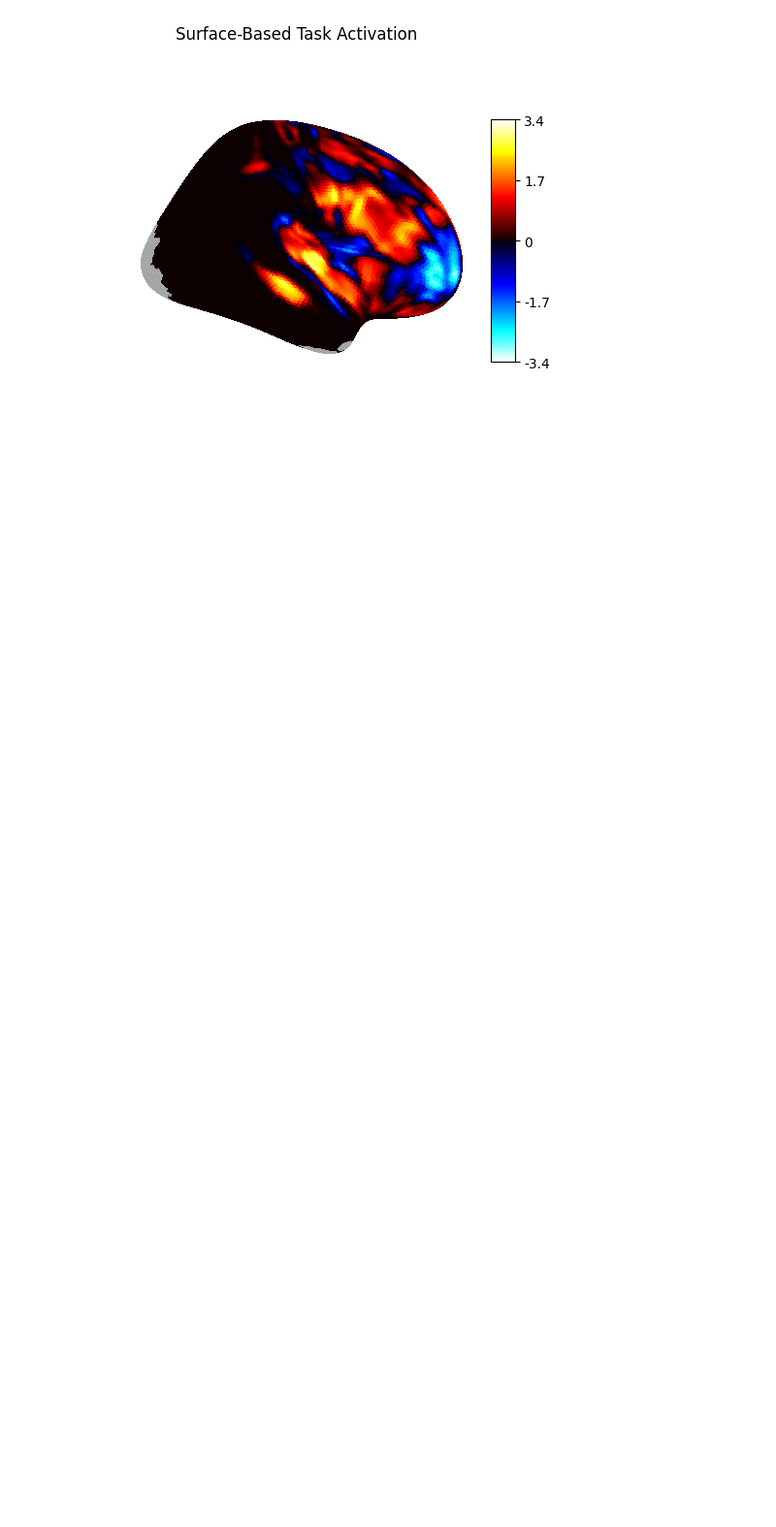
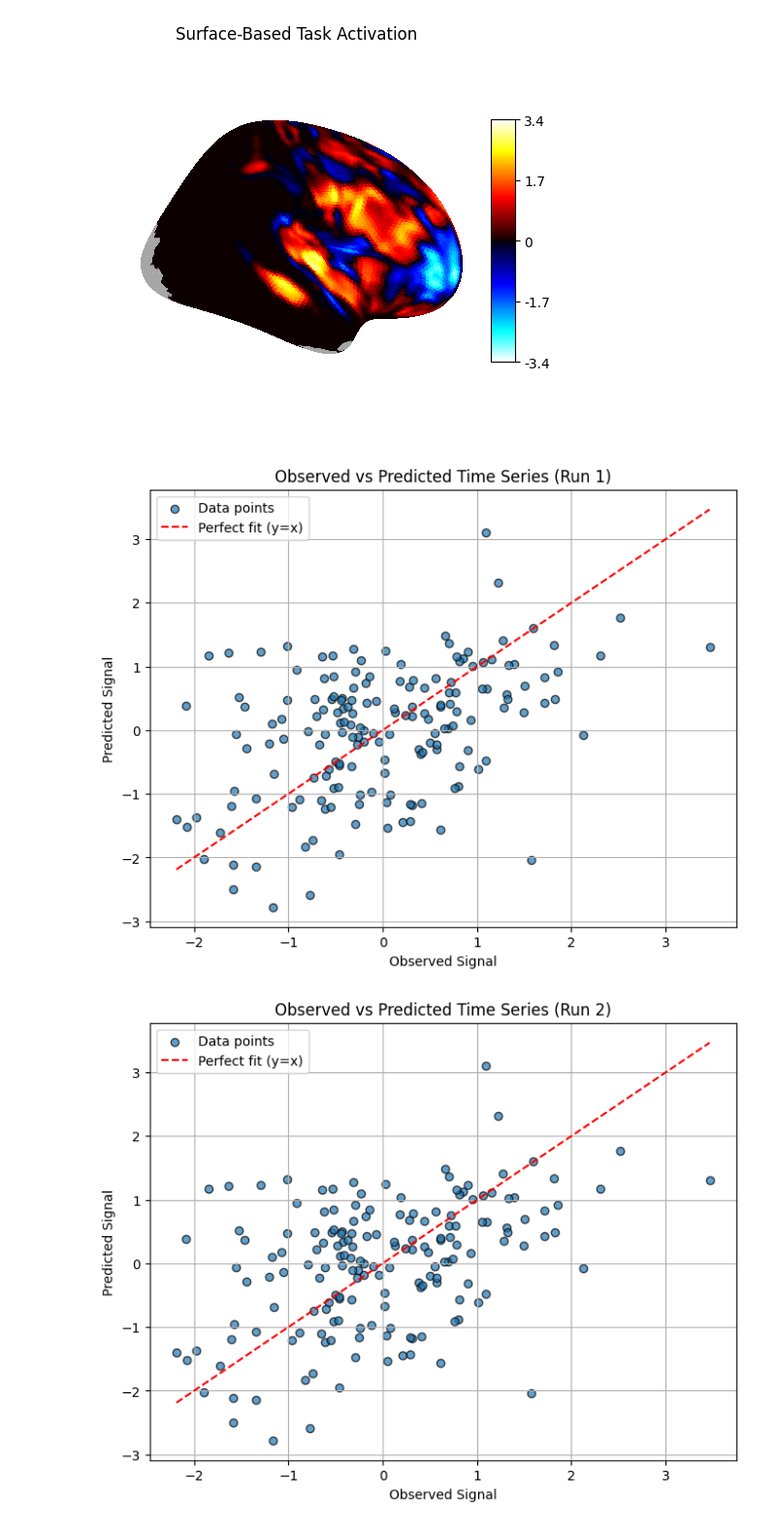
Before and after one commit to jancayan/Single-Subject-Working-Memory-Analysis, a Jupyter notebook: Nov6_notebooks/sahana_vis.ipynb, the cells around one changed output. Shown at 97% size. Drawn from its saved outputs; the diff is of its cells as text; code cells hidden in the pictures; blank space fills up the shorter version.

Commit message:
added scatter plot

```diff
--- a/Nov6_notebooks/sahana_vis.ipynb
+++ b/Nov6_notebooks/sahana_vis.ipynb
@@ -176,3 +176,22 @@ plotting.plot_surf_stat_map(fsaverage.infl_right, texture, hemi='right',
 # %% [output]
 [figure]
 [figure]
+# %%
+for i, model in enumerate(fitted_models):
+    observed_timeseries = observed_scaled
+    predicted_timeseries = predicted_scaled
+
+    plt.figure(figsize=(8, 6))
+    plt.scatter(observed_timeseries, predicted_timeseries, alpha=0.7, edgecolor='k', label="Data points")
+    plt.plot([observed_timeseries.min(), observed_timeseries.max()],
+             [observed_timeseries.min(), observed_timeseries.max()],
+             color="red", linestyle="--", label="Perfect fit (y=x)")
+    plt.title(f"Observed vs Predicted Time Series (Run {i + 1})")
+    plt.xlabel("Observed Signal")
+    plt.ylabel("Predicted Signal")
+    plt.legend()
+    plt.grid(True)
+    plt.show()
+# %% [output]
+[figure, added]
+[figure, added]
```
Also changed, not shown: parts of 1 cell of this notebook.
